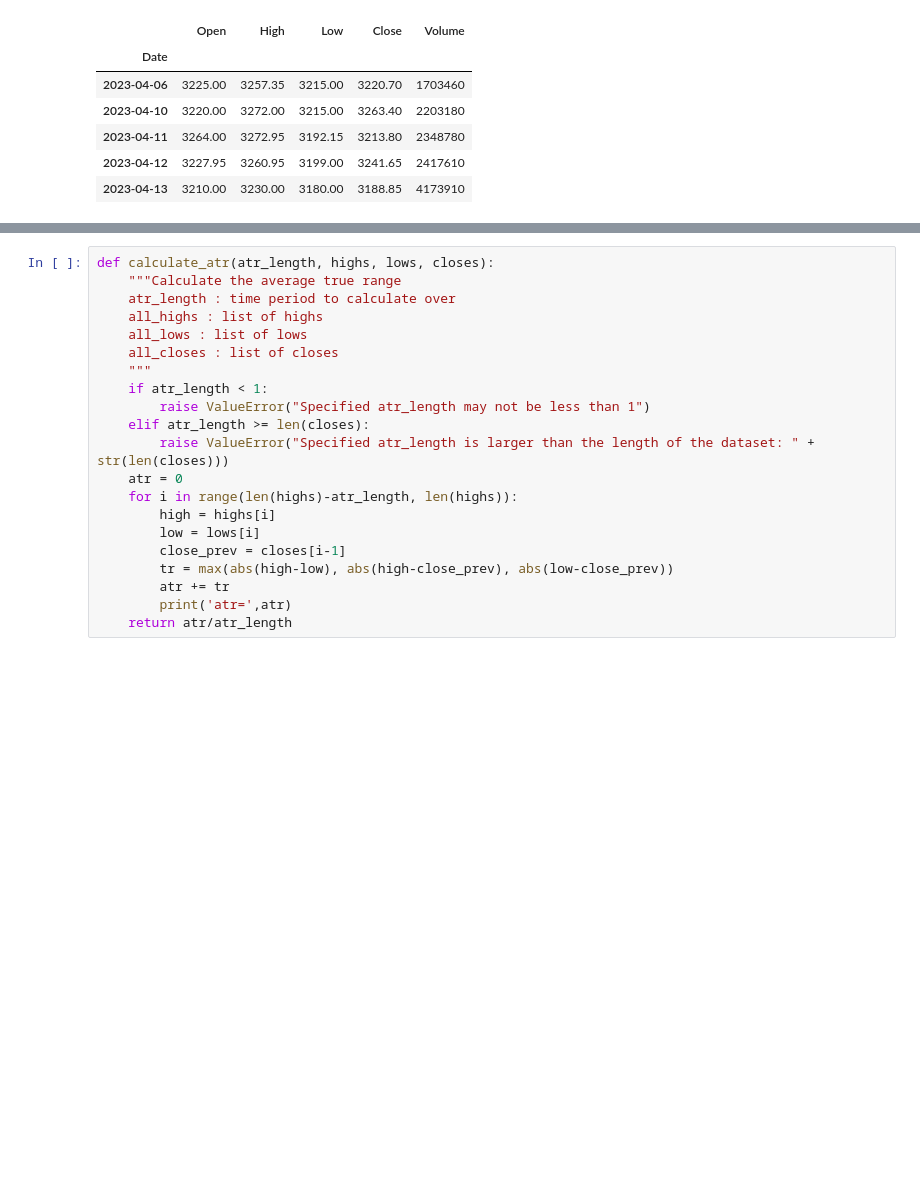
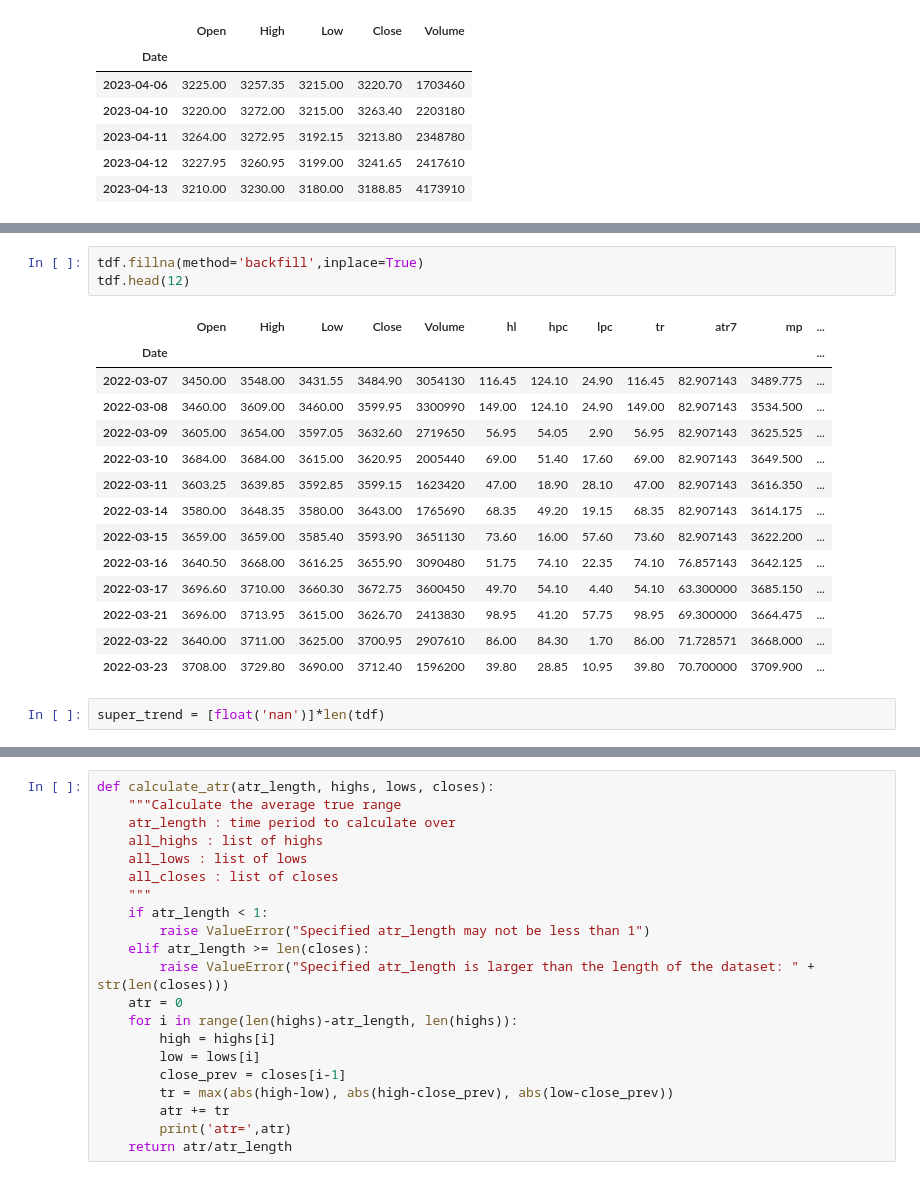
Before and after one commit to DanielGoldfarb/mplfinance, a Jupyter notebook: examples/Indicator_supertrend_testing.ipynb, the cells around one changed output, grey strips where cells are left out. Saved outputs shown, nothing was run; the diff lists cells and outputs as text; blank space fills up the shorter version.

```diff
--- a/examples/Indicator_supertrend_testing.ipynb
+++ b/examples/Indicator_supertrend_testing.ipynb
@@ -83,0 +97,20 @@ tdf.head(30)
+# %%
+tdf.fillna(method='backfill',inplace=True)
+tdf.head(12)
+# %% [output]
+|  | Open | High | Low | Close | Volume | hl | hpc | lpc | tr | atr7 | mp | ... |
+| Date |  |  |  |  |  |  |  |  |  |  |  | ... |
+| 2022-03-07 | 3450.00 | 3548.00 | 3431.55 | 3484.90 | 3054130 | 116.45 | 124.10 | 24.90 | 116.45 | 82.907143 | 3489.775 | ... |
+| 2022-03-08 | 3460.00 | 3609.00 | 3460.00 | 3599.95 | 3300990 | 149.00 | 124.10 | 24.90 | 149.00 | 82.907143 | 3534.500 | ... |
+| 2022-03-09 | 3605.00 | 3654.00 | 3597.05 | 3632.60 | 2719650 | 56.95 | 54.05 | 2.90 | 56.95 | 82.907143 | 3625.525 | ... |
+| 2022-03-10 | 3684.00 | 3684.00 | 3615.00 | 3620.95 | 2005440 | 69.00 | 51.40 | 17.60 | 69.00 | 82.907143 | 3649.500 | ... |
+| 2022-03-11 | 3603.25 | 3639.85 | 3592.85 | 3599.15 | 1623420 | 47.00 | 18.90 | 28.10 | 47.00 | 82.907143 | 3616.350 | ... |
+| 2022-03-14 | 3580.00 | 3648.35 | 3580.00 | 3643.00 | 1765690 | 68.35 | 49.20 | 19.15 | 68.35 | 82.907143 | 3614.175 | ... |
+| 2022-03-15 | 3659.00 | 3659.00 | 3585.40 | 3593.90 | 3651130 | 73.60 | 16.00 | 57.60 | 73.60 | 82.907143 | 3622.200 | ... |
+| 2022-03-16 | 3640.50 | 3668.00 | 3616.25 | 3655.90 | 3090480 | 51.75 | 74.10 | 22.35 | 74.10 | 76.857143 | 3642.125 | ... |
+| 2022-03-17 | 3696.60 | 3710.00 | 3660.30 | 3672.75 | 3600450 | 49.70 | 54.10 | 4.40 | 54.10 | 63.300000 | 3685.150 | ... |
+| 2022-03-21 | 3696.00 | 3713.95 | 3615.00 | 3626.70 | 2413830 | 98.95 | 41.20 | 57.75 | 98.95 | 69.300000 | 3664.475 | ... |
+| 2022-03-22 | 3640.00 | 3711.00 | 3625.00 | 3700.95 | 2907610 | 86.00 | 84.30 | 1.70 | 86.00 | 71.728571 | 3668.000 | ... |
+| 2022-03-23 | 3708.00 | 3729.80 | 3690.00 | 3712.40 | 1596200 | 39.80 | 28.85 | 10.95 | 39.80 | 70.700000 | 3709.900 | ... |
+# %%
+super_trend = [float('nan')]*len(tdf)
```
Also changed, not shown: parts of 5 cells of this notebook.
